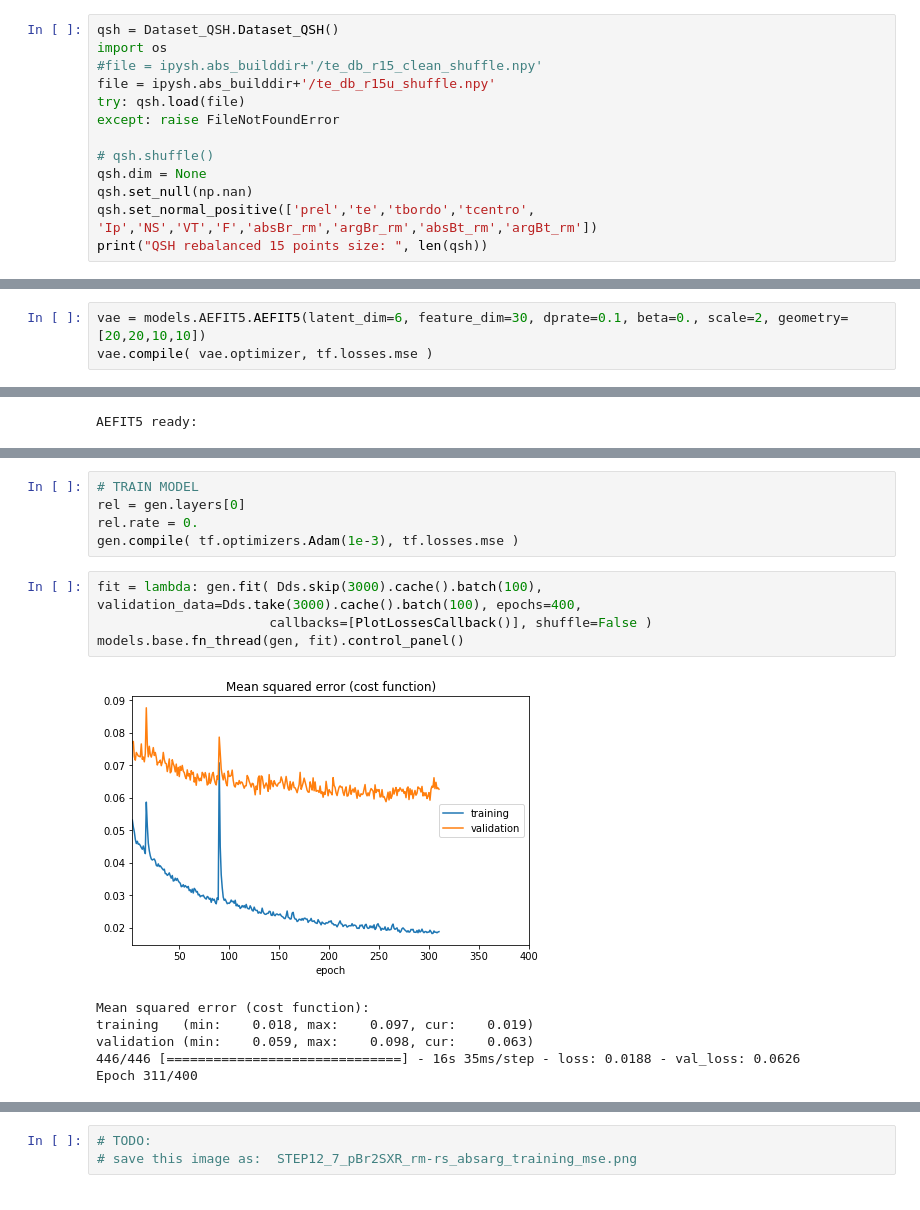
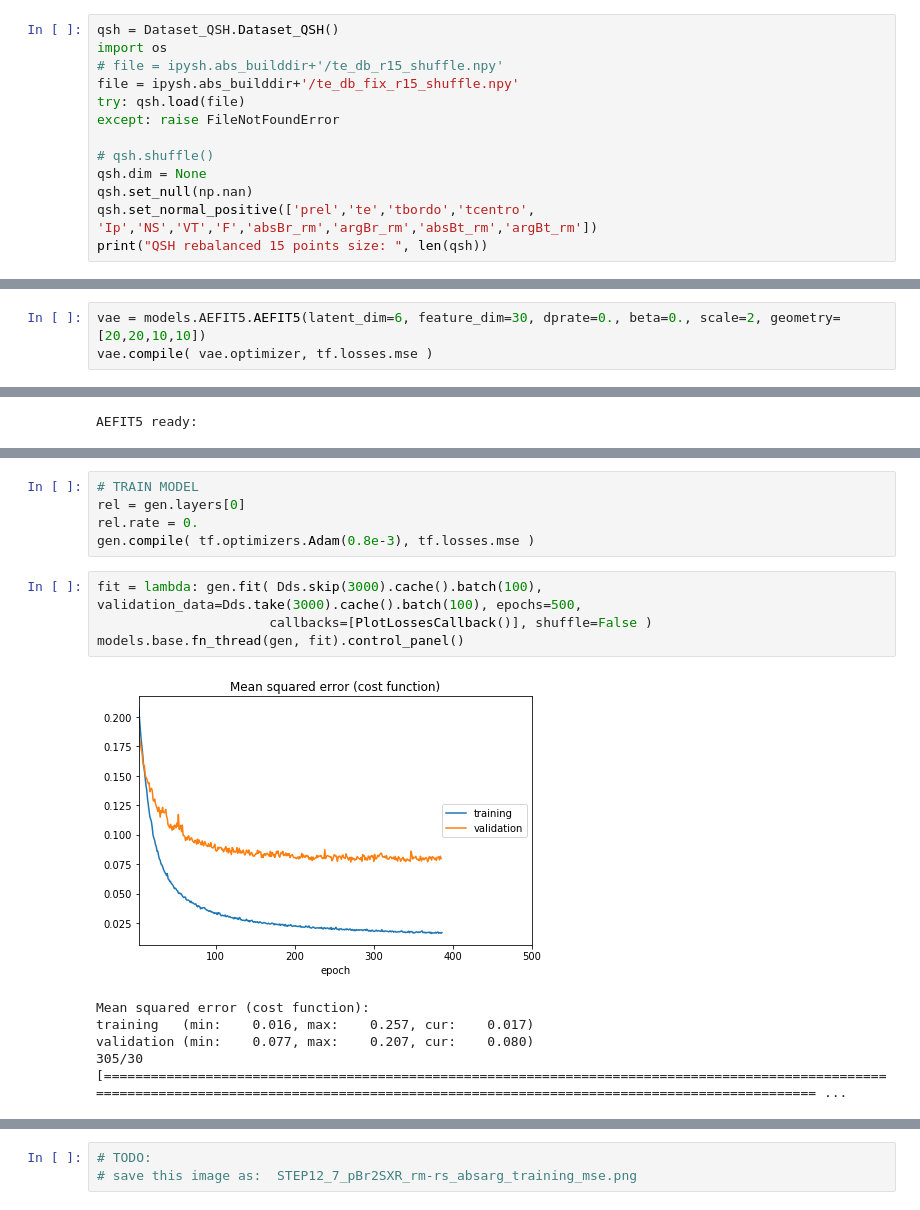
Before and after one commit to AmorosettiG/rfx-hunch, a Jupyter notebook: src/Tprofile_read/jpnb/STEP12_7-Param_to_SXR_LS_BrBt_rm-REMOVE_NS.ipynb, the cells around one changed output, grey strips where cells are left out. Cells and saved outputs as stored; diff of their text form.

```diff
--- a/src/Tprofile_read/jpnb/STEP12_7-Param_to_SXR_LS_BrBt_rm-REMOVE_NS.ipynb
+++ b/src/Tprofile_read/jpnb/STEP12_7-Param_to_SXR_LS_BrBt_rm-REMOVE_NS.ipynb
@@ -60,8 +60,8 @@ Using TensorFlow backend.
 # %%
 qsh = Dataset_QSH.Dataset_QSH()
 import os
-#file = ipysh.abs_builddir+'/te_db_r15_clean_shuffle.npy'
-file = ipysh.abs_builddir+'/te_db_r15u_shuffle.npy'
+# file = ipysh.abs_builddir+'/te_db_r15_shuffle.npy'
+file = ipysh.abs_builddir+'/te_db_fix_r15_shuffle.npy'
 try: qsh.load(file)
 except: raise FileNotFoundError
 
@@ -100,6 +100,6 @@ ds = qsh.tf_tuple_compose(['prel~te:15','Ip~VT~F','absBr_rm~argBr_rm~absBt_rm~ar
        dtype=float32)>)
 # %%
-vae = models.AEFIT5.AEFIT5(latent_dim=6, feature_dim=30, dprate=0.1, beta=0., scale=2, geometry=[20,20,10,10])
+vae = models.AEFIT5.AEFIT5(latent_dim=6, feature_dim=30, dprate=0., beta=0., scale=2, geometry=[20,20,10,10])
 vae.compile( vae.optimizer, tf.losses.mse )
 # %% [output]
 AEFIT5 ready:
@@ -140,15 +126,14 @@ Dds = ds.map(lambda p,xy: (p, tf.reshape(vae.encode(tf.reshape(xy,[1,-1]),traini
 # TRAIN MODEL
 rel = gen.layers[0]
 rel.rate = 0.
-gen.compile( tf.optimizers.Adam(1e-3), tf.losses.mse )
+gen.compile( tf.optimizers.Adam(0.8e-3), tf.losses.mse )
 # %%
-fit = lambda: gen.fit( Dds.skip(3000).cache().batch(100), validation_data=Dds.take(3000).cache().batch(100), epochs=400,
+fit = lambda: gen.fit( Dds.skip(3000).cache().batch(100), validation_data=Dds.take(3000).cache().batch(100), epochs=500,
                       callbacks=[PlotLossesCallback()], shuffle=False )
 models.base.fn_thread(gen, fit).control_panel()
 # %% [output]
-[figure, old version]
+[figure, new version]
 Mean squared error (cost function):
-training   (min:    0.018, max:    0.097, cur:    0.019)
-validation (min:    0.059, max:    0.098, cur:    0.063)
-446/446 [==============================] - 16s 35ms/step - loss: 0.0188 - val_loss: 0.0626
-Epoch 311/400
+training   (min:    0.016, max:    0.257, cur:    0.017)
+validation (min:    0.077, max:    0.207, cur:    0.080)
+305/30 [================================================================================================================================================================================================ ...
```
Also changed, not shown: parts of 12 cells of this notebook, 28 other files.
